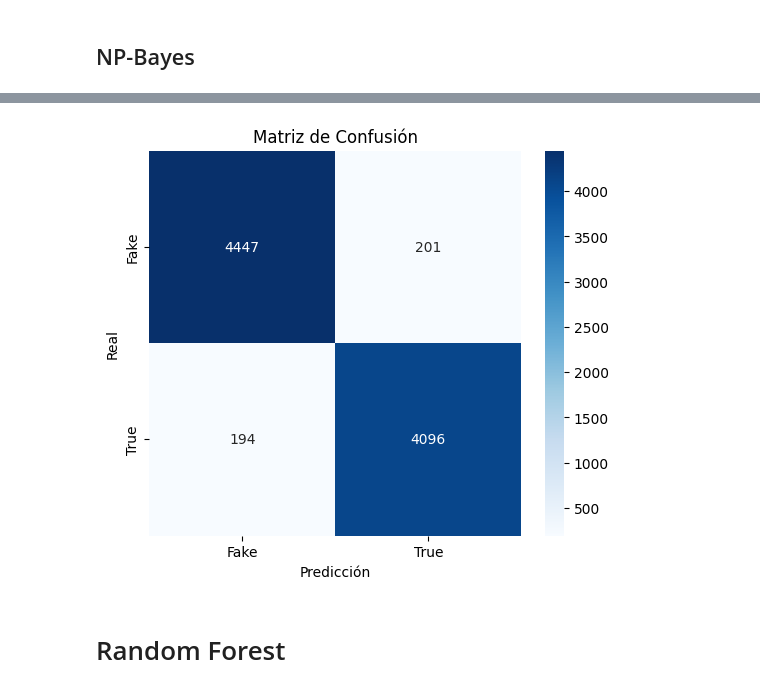
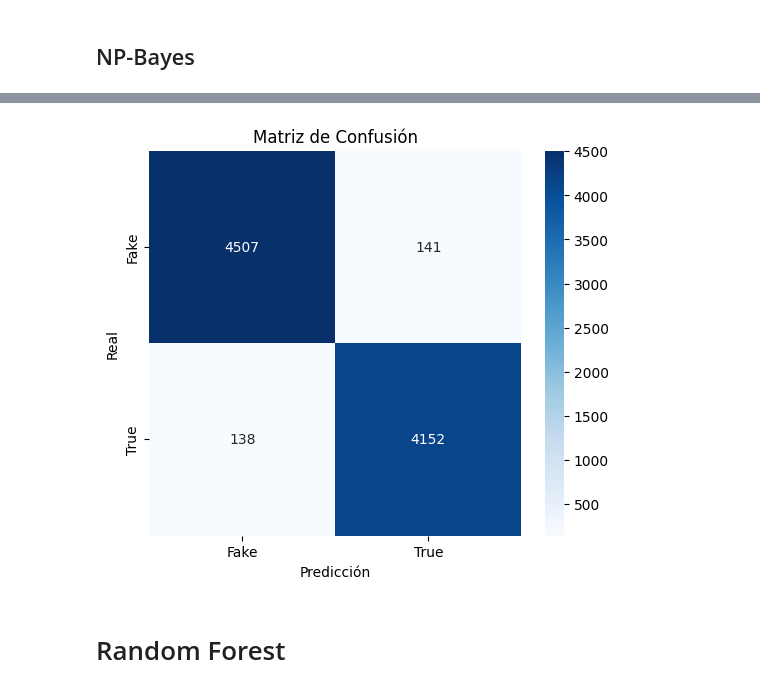
Before and after one commit to IsabelRomoBru/proyecto_machine_learning_Fake_News, a Jupyter notebook: notebooks/modelo_clasicos_todas.ipynb, the cells around one changed output, grey strips where cells are left out. Drawn from its saved outputs; the diff is of its cells as text; code cells hidden in the pictures.

```diff
--- a/notebooks/modelo_clasicos_todas.ipynb
+++ b/notebooks/modelo_clasicos_todas.ipynb
@@ -261,25 +361,25 @@ weighted avg       0.94      0.94      0.94      8938
 # %%
 import matplotlib.pyplot as plt
 import seaborn as sns
 import numpy as np
 from sklearn.metrics import confusion_matrix
 
 # Definir valores de la matriz de confusión
-cm = np.array([[4447, 201],
-               [194, 4096]])
+cm = np.array([[4507, 141],
+               [138, 4152]])
 
 # Etiquetas de las clases
 labels = ['Fake', 'True']
 
 # Graficar la matriz de confusión
 plt.figure(figsize=(6, 5))
 sns.heatmap(cm, annot=True, fmt='d', cmap='Blues', xticklabels=labels, yticklabels=labels)
 plt.xlabel('Predicción')
 plt.ylabel('Real')
 plt.title('Matriz de Confusión')
 plt.show();
 # %% [output]
-[figure, old version]
+[figure, new version]
 # %% [markdown]
 # Random Forest
 # %%
```
Also changed, not shown: parts of 68 cells of this notebook.
